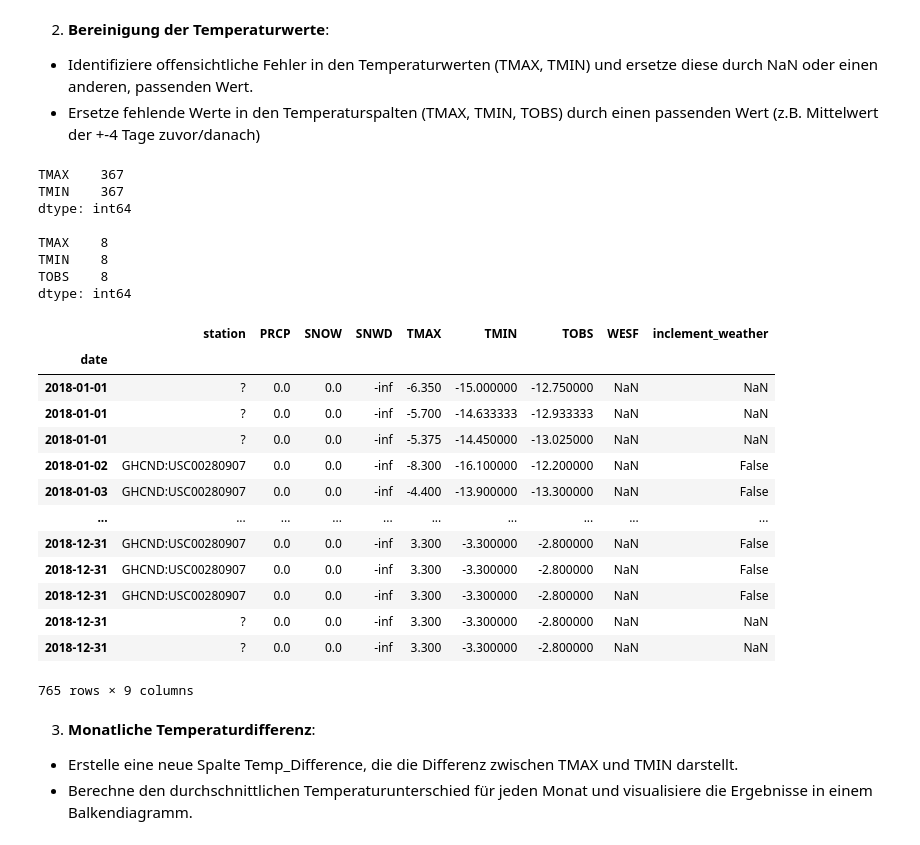
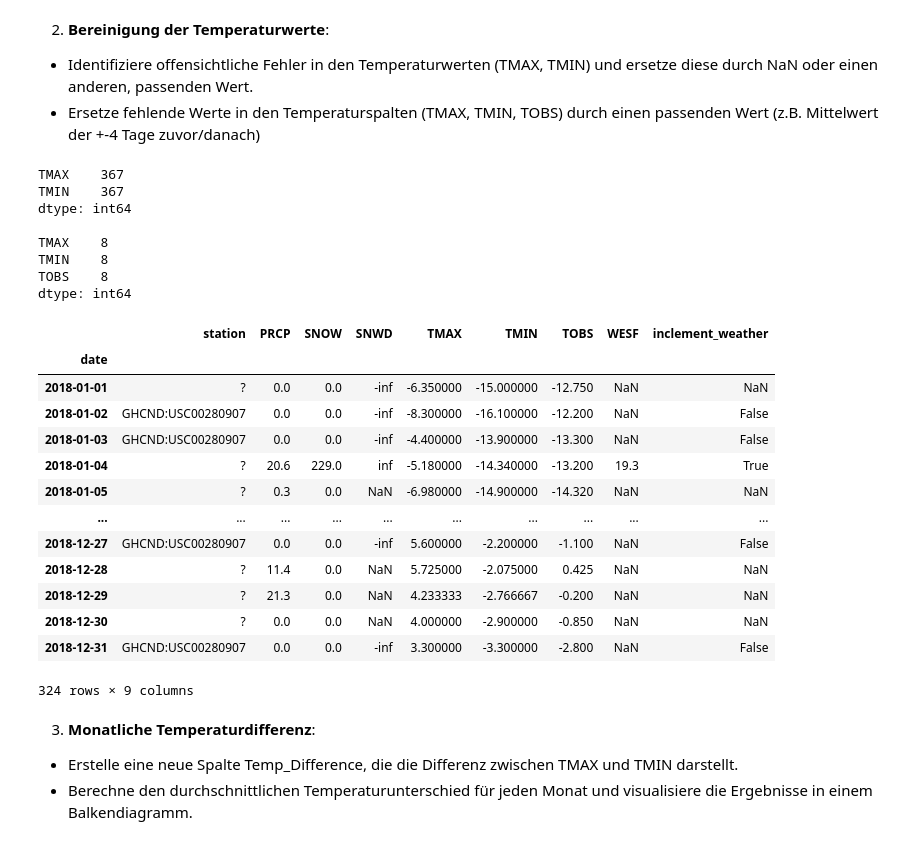
Before and after one commit to tobiasseck/dirty-weather, a Jupyter notebook: dirty_weather_analysis.ipynb, the cells around one changed output. Drawn from its saved outputs; the diff is of its cells as text; code cells hidden in the pictures.

```diff
--- a/dirty_weather_analysis.ipynb
+++ b/dirty_weather_analysis.ipynb
@@ -29,44 +29,46 @@ df.head()
 # %%
 min_temp, max_temp = -30, 50
 
+df[['PRCP', 'SNOW', 'SNWD', 'TMAX', 'TMIN', 'TOBS', 'WESF']] = df[['PRCP', 'SNOW', 'SNWD', 'TMAX', 'TMIN', 'TOBS', 'WESF']].apply(pd.to_numeric, errors='coerce')
 df['TMAX'] = df['TMAX'].apply(lambda x: np.nan if x < min_temp or x > max_temp else x)
 df['TMIN'] = df['TMIN'].apply(lambda x: np.nan if x < min_temp or x > max_temp else x)
 
 print(df[['TMAX', 'TMIN']].isna().sum())
 print()
 
-def fill_na_with_mean(series):
-    return series.fillna(series.rolling(window=9, center=True, min_periods=1).mean())
-
-df['TMAX'] = fill_na_with_mean(df['TMAX'])
-df['TMIN'] = fill_na_with_mean(df['TMIN'])
-df['TOBS'] = fill_na_with_mean(df['TOBS'])
+for column in ['TMAX', 'TMIN', 'TOBS']:
+    df[column] = df[column].fillna(df[column].rolling(window=9, min_periods=1, center=True).mean())
 
 print(df[['TMAX', 'TMIN', 'TOBS']].isna().sum())
-df
+
+df.fillna({'SNOW' : 0}, inplace=True)
+df = df[~df.index.duplicated(keep='first')]
+display(df)
+
+df.to_csv('cleaned_data.csv')
 # %% [output]
 TMAX    367
 TMIN    367
 dtype: int64
 
 TMAX    8
 TMIN    8
 TOBS    8
 dtype: int64
 |  | station | PRCP | SNOW | SNWD | TMAX | TMIN | TOBS | WESF | inclement_weather |
 | date |  |  |  |  |  |  |  |  |  |
-| 2018-01-01 | ? | 0.0 | 0.0 | -inf | -6.350 | -15.000000 | -12.750000 | NaN | NaN |
-| 2018-01-01 | ? | 0.0 | 0.0 | -inf | -5.700 | -14.633333 | -12.933333 | NaN | NaN |
-| 2018-01-01 | ? | 0.0 | 0.0 | -inf | -5.375 | -14.450000 | -13.025000 | NaN | NaN |
-| 2018-01-02 | GHCND:USC00280907 | 0.0 | 0.0 | -inf | -8.300 | -16.100000 | -12.200000 | NaN | False |
-| 2018-01-03 | GHCND:USC00280907 | 0.0 | 0.0 | -inf | -4.400 | -13.900000 | -13.300000 | NaN | False |
+| 2018-01-01 | ? | 0.0 | 0.0 | -inf | -6.350000 | -15.000000 | -12.750 | NaN | NaN |
+| 2018-01-02 | GHCND:USC00280907 | 0.0 | 0.0 | -inf | -8.300000 | -16.100000 | -12.200 | NaN | False |
+| 2018-01-03 | GHCND:USC00280907 | 0.0 | 0.0 | -inf | -4.400000 | -13.900000 | -13.300 | NaN | False |
+| 2018-01-04 | ? | 20.6 | 229.0 | inf | -5.180000 | -14.340000 | -13.200 | 19.3 | True |
+| 2018-01-05 | ? | 0.3 | 0.0 | NaN | -6.980000 | -14.900000 | -14.320 | NaN | NaN |
 | ... | ... | ... | ... | ... | ... | ... | ... | ... | ... |
-| 2018-12-31 | GHCND:USC00280907 | 0.0 | 0.0 | -inf | 3.300 | -3.300000 | -2.800000 | NaN | False |
-| 2018-12-31 | GHCND:USC00280907 | 0.0 | 0.0 | -inf | 3.300 | -3.300000 | -2.800000 | NaN | False |
-| 2018-12-31 | GHCND:USC00280907 | 0.0 | 0.0 | -inf | 3.300 | -3.300000 | -2.800000 | NaN | False |
-| 2018-12-31 | ? | 0.0 | 0.0 | -inf | 3.300 | -3.300000 | -2.800000 | NaN | NaN |
-| 2018-12-31 | ? | 0.0 | 0.0 | -inf | 3.300 | -3.300000 | -2.800000 | NaN | NaN |
+| 2018-12-27 | GHCND:USC00280907 | 0.0 | 0.0 | -inf | 5.600000 | -2.200000 | -1.100 | NaN | False |
+| 2018-12-28 | ? | 11.4 | 0.0 | NaN | 5.725000 | -2.075000 | 0.425 | NaN | NaN |
+| 2018-12-29 | ? | 21.3 | 0.0 | NaN | 4.233333 | -2.766667 | -0.200 | NaN | NaN |
+| 2018-12-30 | ? | 0.0 | 0.0 | NaN | 4.000000 | -2.900000 | -0.850 | NaN | NaN |
+| 2018-12-31 | GHCND:USC00280907 | 0.0 | 0.0 | -inf | 3.300000 | -3.300000 | -2.800 | NaN | False |
-765 rows × 9 columns
+324 rows × 9 columns
 # %% [markdown]
 3. **Monatliche Temperaturdifferenz**:
 
```
Also changed, not shown: parts of 5 cells of this notebook, 7 other files.
